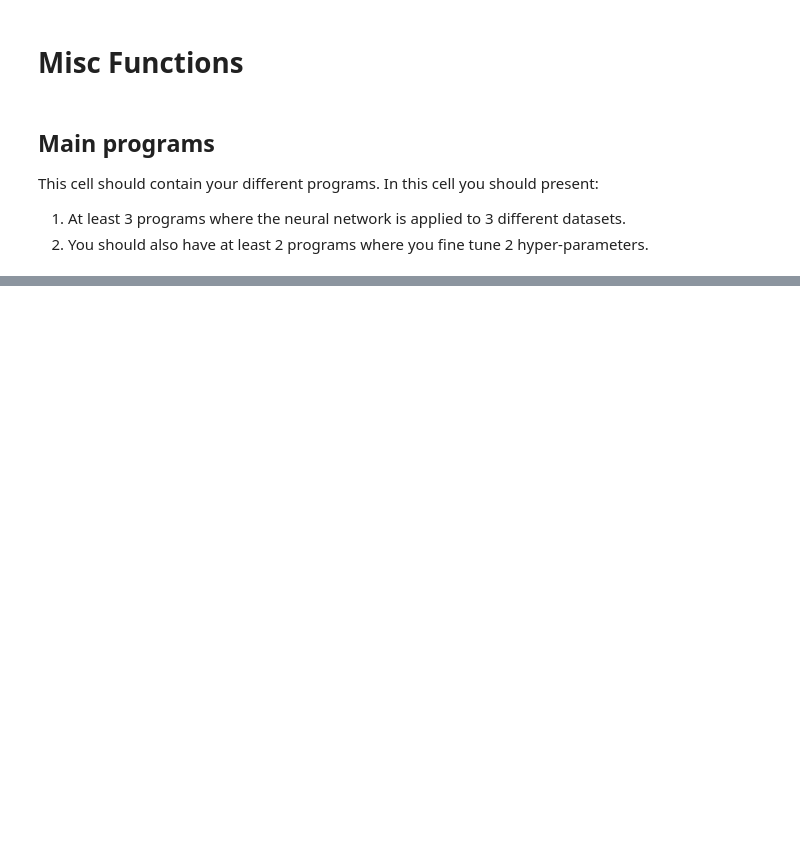
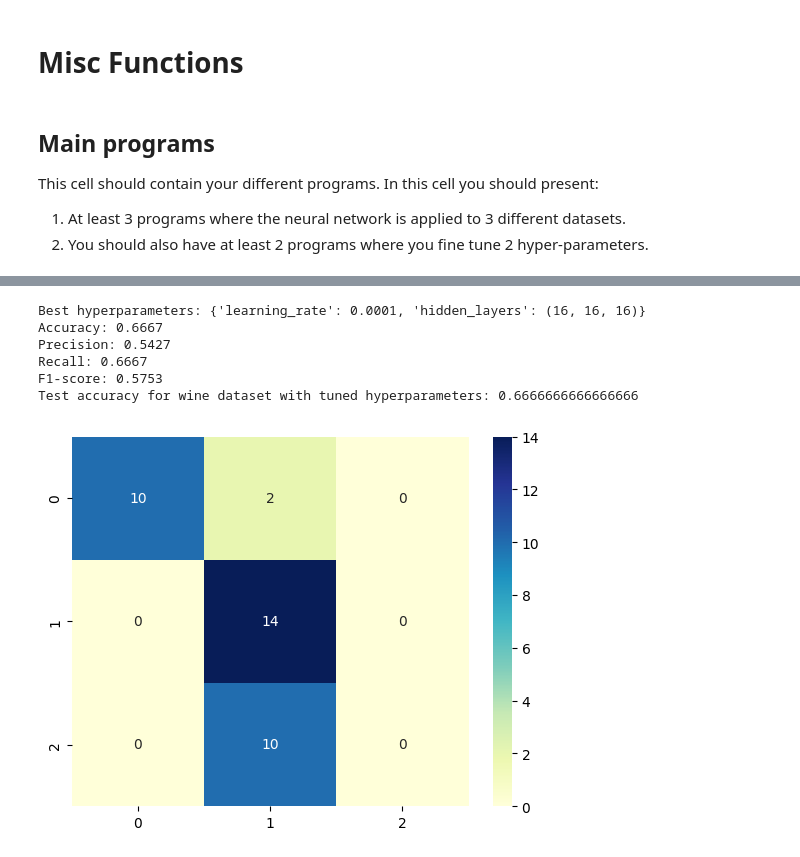
Before and after one commit to Kiriketsuki/T3104_ML, a Jupyter notebook: Assignment 3/NN implementation.ipynb, the cells around one changed output, grey strips where cells are left out. Saved outputs shown, nothing was run; the diff lists cells and outputs as text; code cells hidden in the pictures; blank space fills up the shorter version.

```diff
--- a/Assignment 3/NN implementation.ipynb
+++ b/Assignment 3/NN implementation.ipynb
@@ -523,0 +477,10 @@ Layer 3: (3,)
+# %%
+main_with_grid_search("wine", verbose=True)
+# %% [output]
+Best hyperparameters: {'learning_rate': 0.0001, 'hidden_layers': (16, 16, 16)}
+Accuracy: 0.6667
+Precision: 0.5427
+Recall: 0.6667
+F1-score: 0.5753
+Test accuracy for wine dataset with tuned hyperparameters: 0.6666666666666666
+[figure, added]
```
Also changed, not shown: parts of 9 cells of this notebook.
